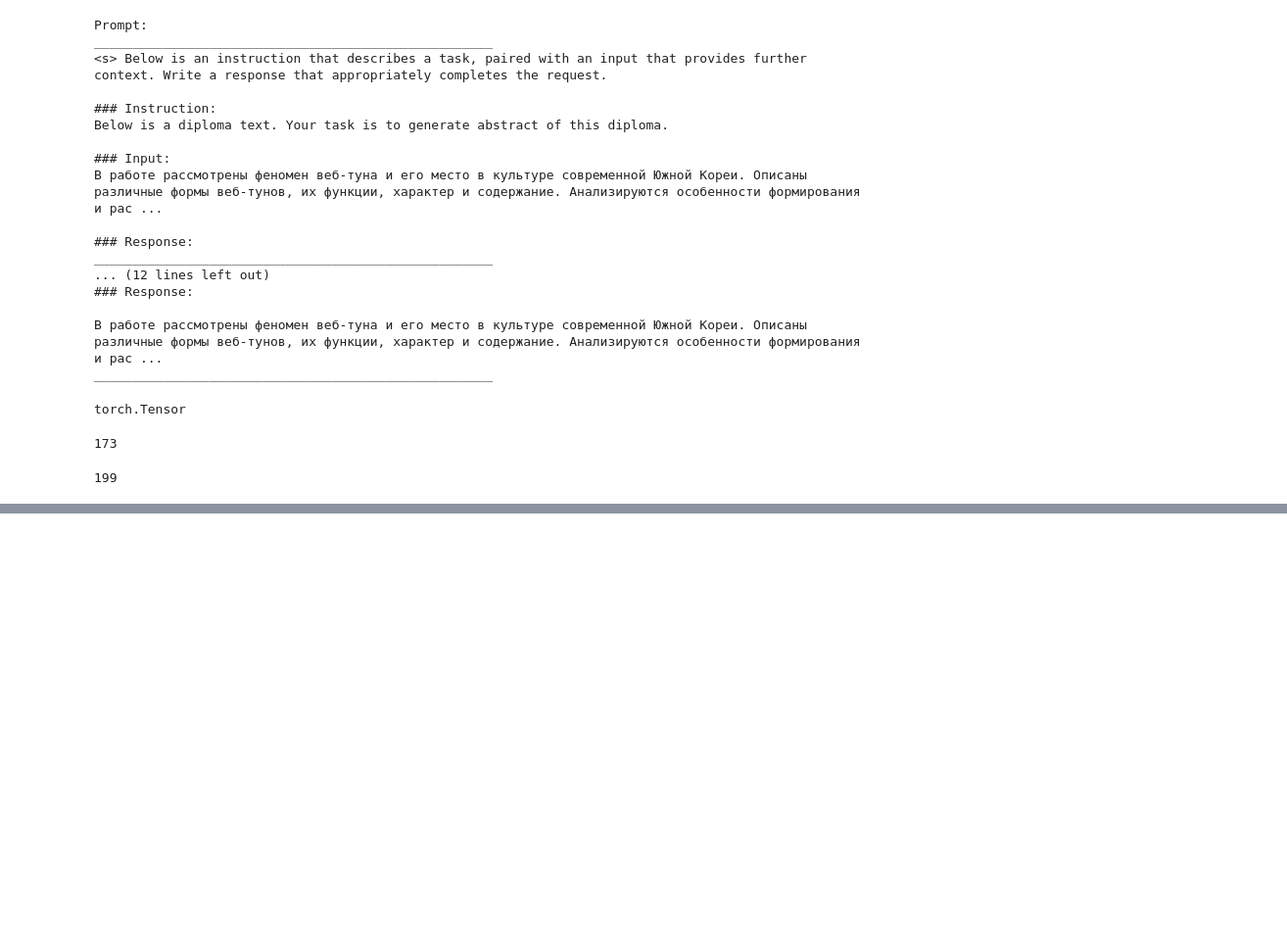
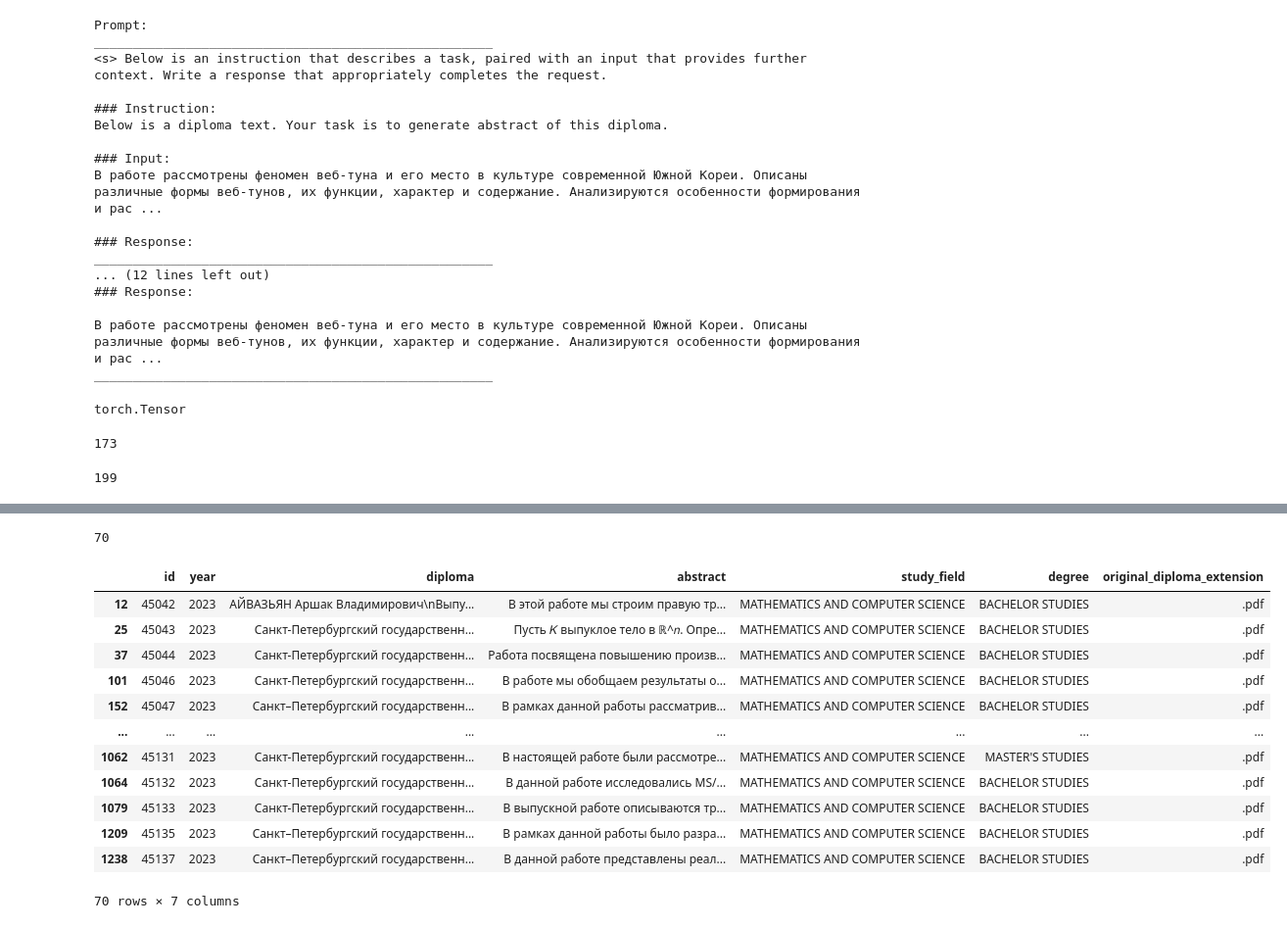
Before and after one commit to DenisovNikita/LongLoRA-diploma-research, a Jupyter notebook: compute_simple_metric_llama.ipynb, the cells around one changed output, grey strips where cells are left out. Shown at 98% size. Drawn from its saved outputs; the diff is of its cells as text; code cells hidden in the pictures; blank space fills up the shorter version.

```diff
--- a/compute_simple_metric_llama.ipynb
+++ b/compute_simple_metric_llama.ipynb
@@ -437,0 +776,21 @@ len(generated.flatten())
+# %%
+mcs_test_df = test_df[test_df["study_field"] == 'MATHEMATICS AND COMPUTER SCIENCE']
+len(mcs_test_df)
+# %% [output]
+70
+# %%
+mcs_test_df
+# %% [output]
+|  | id | year | diploma | abstract | study_field | degree | original_diploma_extension |
+| 12 | 45042 | 2023 | АЙВАЗЬЯН Аршак Владимирович\nВыпу... | В этой работе мы строим правую тр... | MATHEMATICS AND COMPUTER SCIENCE | BACHELOR STUDIES | .pdf |
+| 25 | 45043 | 2023 | Санкт-Петербургский государственн... | Пусть 𝐾 выпуклое тело в ℝ^𝑛. Опре... | MATHEMATICS AND COMPUTER SCIENCE | BACHELOR STUDIES | .pdf |
+| 37 | 45044 | 2023 | Санкт-Петербургский государственн... | Работа посвящена повышению произв... | MATHEMATICS AND COMPUTER SCIENCE | BACHELOR STUDIES | .pdf |
+| 101 | 45046 | 2023 | Санкт-Петербургский государственн... | В работе мы обобщаем результаты о... | MATHEMATICS AND COMPUTER SCIENCE | BACHELOR STUDIES | .pdf |
+| 152 | 45047 | 2023 | Санкт–Петербургский государственн... | В рамках данной работы рассматрив... | MATHEMATICS AND COMPUTER SCIENCE | BACHELOR STUDIES | .pdf |
+| ... | ... | ... | ... | ... | ... | ... | ... |
+| 1062 | 45131 | 2023 | Санкт-Петербургский государственн... | В настоящей работе были рассмотре... | MATHEMATICS AND COMPUTER SCIENCE | MASTER'S STUDIES | .pdf |
+| 1064 | 45132 | 2023 | Санкт-Петербургский государственн... | В данной работе исследовались MS/... | MATHEMATICS AND COMPUTER SCIENCE | BACHELOR STUDIES | .pdf |
+| 1079 | 45133 | 2023 | Санкт-Петербургский государственн... | В выпускной работе описываются тр... | MATHEMATICS AND COMPUTER SCIENCE | BACHELOR STUDIES | .pdf |
+| 1209 | 45135 | 2023 | Санкт–Петербургский государственн... | В рамках данной работы было разра... | MATHEMATICS AND COMPUTER SCIENCE | BACHELOR STUDIES | .pdf |
+| 1238 | 45137 | 2023 | Санкт–Петербургский государственн... | В данной работе представлены реал... | MATHEMATICS AND COMPUTER SCIENCE | BACHELOR STUDIES | .pdf |
+70 rows × 7 columns
```
Also changed, not shown: parts of 45 cells of this notebook, 1 other file.
